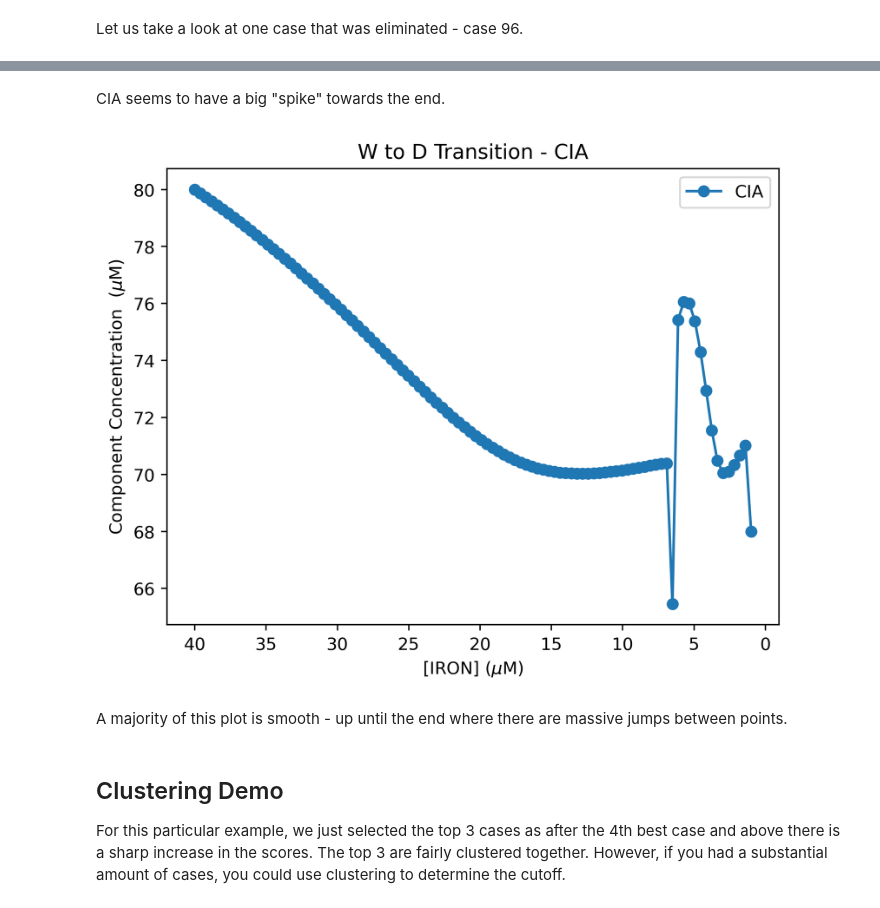
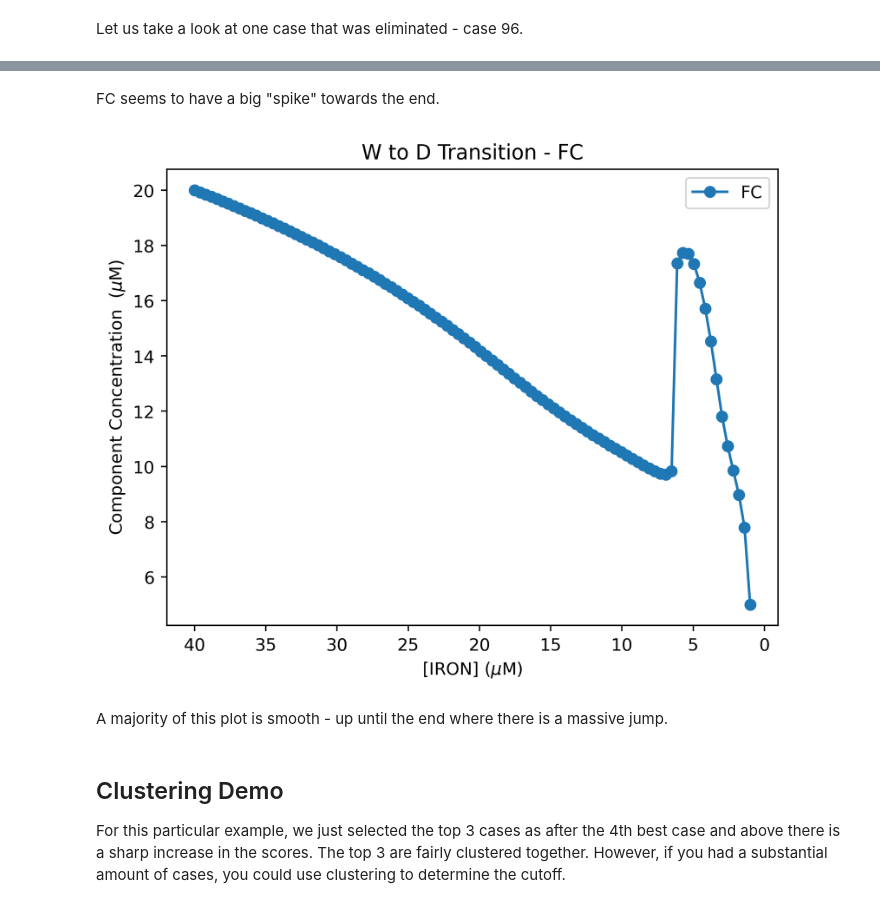
Before and after one commit to ShantanuT01/AutoregulatedKineticIronCellModel, a Jupyter notebook: SteadyStateAnalysis/SmoothnessScores.ipynb, the cells around one changed output, grey strips where cells are left out. Drawn from its saved outputs; the diff is of its cells as text; code cells hidden in the pictures.

```diff
--- a/SteadyStateAnalysis/SmoothnessScores.ipynb
+++ b/SteadyStateAnalysis/SmoothnessScores.ipynb
@@ -58,18 +61,18 @@ plt.show()
 # %% [markdown]
-CIA seems to have a big "spike" towards the end.
+FC seems to have a big "spike" towards the end.
 # %%
-y = failedcrm.dstate.data['CIA'].values
-plt.plot(x,y,marker='o',label='CIA')
-plt.title("W to D Transition - CIA")
+y = failedcrm.dstate.data['FC'].values
+plt.plot(x,y,marker='o',label='FC')
+plt.title("W to D Transition - FC")
 plt.xlabel("[IRON] ($\mu$M)")
 plt.gca().invert_xaxis()
 plt.ylabel("Component Concentration  ($\mu$M)")
 plt.legend()
 plt.show()
 # %% [output]
-[figure, old version]
+[figure, new version]
 # %% [markdown]
-A majority of this plot is smooth - up until the end where there are massive jumps between points.
+A majority of this plot is smooth - up until the end where there is a massive jump.
 # %% [markdown]
 ## Clustering Demo
 
```
Also changed, not shown: parts of 3 cells of this notebook, 7 other files.
